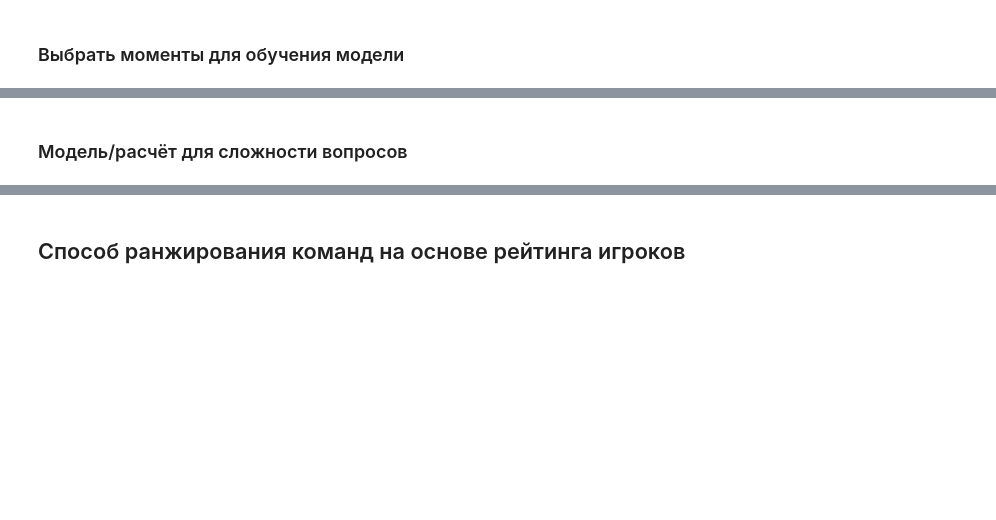
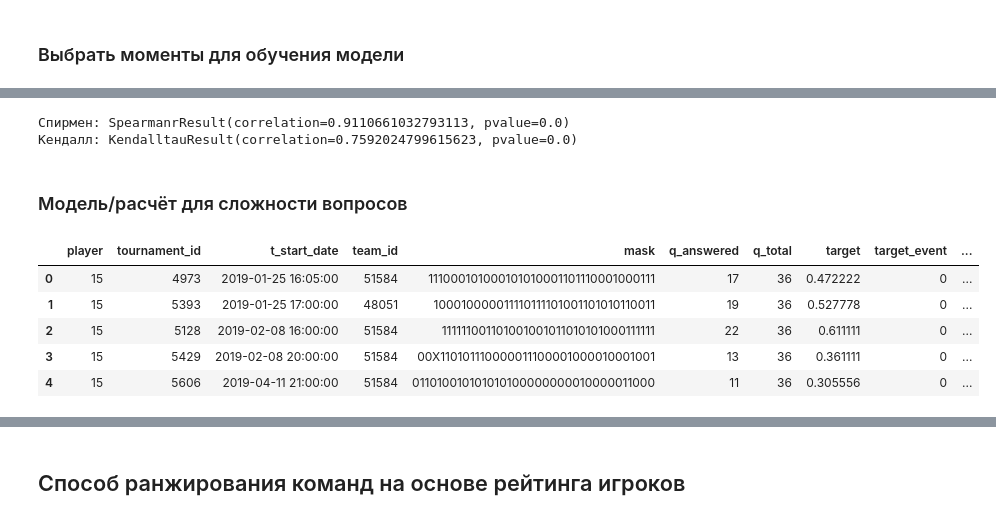
Before and after one commit to lakuzne4/advanced_ml_course, a Jupyter notebook: Анализ ЧГК.ipynb, the cells around one changed output, grey strips where cells are left out. Drawn from its saved outputs; the diff is of its cells as text; code cells hidden in the pictures; blank space fills up the shorter version.

```diff
--- a/Анализ ЧГК.ipynb
+++ b/Анализ ЧГК.ipynb
@@ -559,2 +548,14 @@ print("Корреляция Кендалла", kendalltau(model.predict_proba(X_
+# %%
+print(
+"Спирмен: ",
+spearmanr(to_compare['predicted_place_in_tourmanent'],
+          to_compare['actual_place_in_tourmanent']), "\n",
+"Кендалл: ",
+kendalltau(to_compare['predicted_place_in_tourmanent'],
+          to_compare['actual_place_in_tourmanent']), "\n"
+, sep="")
+# %% [output]
+Спирмен: SpearmanrResult(correlation=0.9110661032793113, pvalue=0.0)
+Кендалл: KendalltauResult(correlation=0.7592024799615623, pvalue=0.0)
 # %% [markdown]
 ### Модель/расчёт для сложности вопросов
@@ -563,3 +574,12 @@ train_df = pd.read_csv("train_df.csv")
+# %%
+train_df.head()
+# %% [output]
+|  | player | tournament_id | t_start_date | team_id | mask | q_answered | q_total | target | target_event | ... |
+| 0 | 15 | 4973 | 2019-01-25 16:05:00 | 51584 | 111000101000101010001101110001000111 | 17 | 36 | 0.472222 | 0 | ... |
+| 1 | 15 | 5393 | 2019-01-25 17:00:00 | 48051 | 100010000011110111101001101010110011 | 19 | 36 | 0.527778 | 0 | ... |
+| 2 | 15 | 5128 | 2019-02-08 16:00:00 | 51584 | 111111001101001001011010101000111111 | 22 | 36 | 0.611111 | 0 | ... |
+| 3 | 15 | 5429 | 2019-02-08 20:00:00 | 51584 | 00X110101110000011100001000010001001 | 13 | 36 | 0.361111 | 0 | ... |
+| 4 | 15 | 5606 | 2019-04-11 21:00:00 | 51584 | 011010010101010100000000010000011000 | 11 | 36 | 0.305556 | 0 | ... |
 # %%
 # plt.figure(figsize=(16, 6));
 # plt.hist(train_df.groupby("tournament_id").team_id.nunique(),
```
Also changed, not shown: parts of 142 cells of this notebook.
